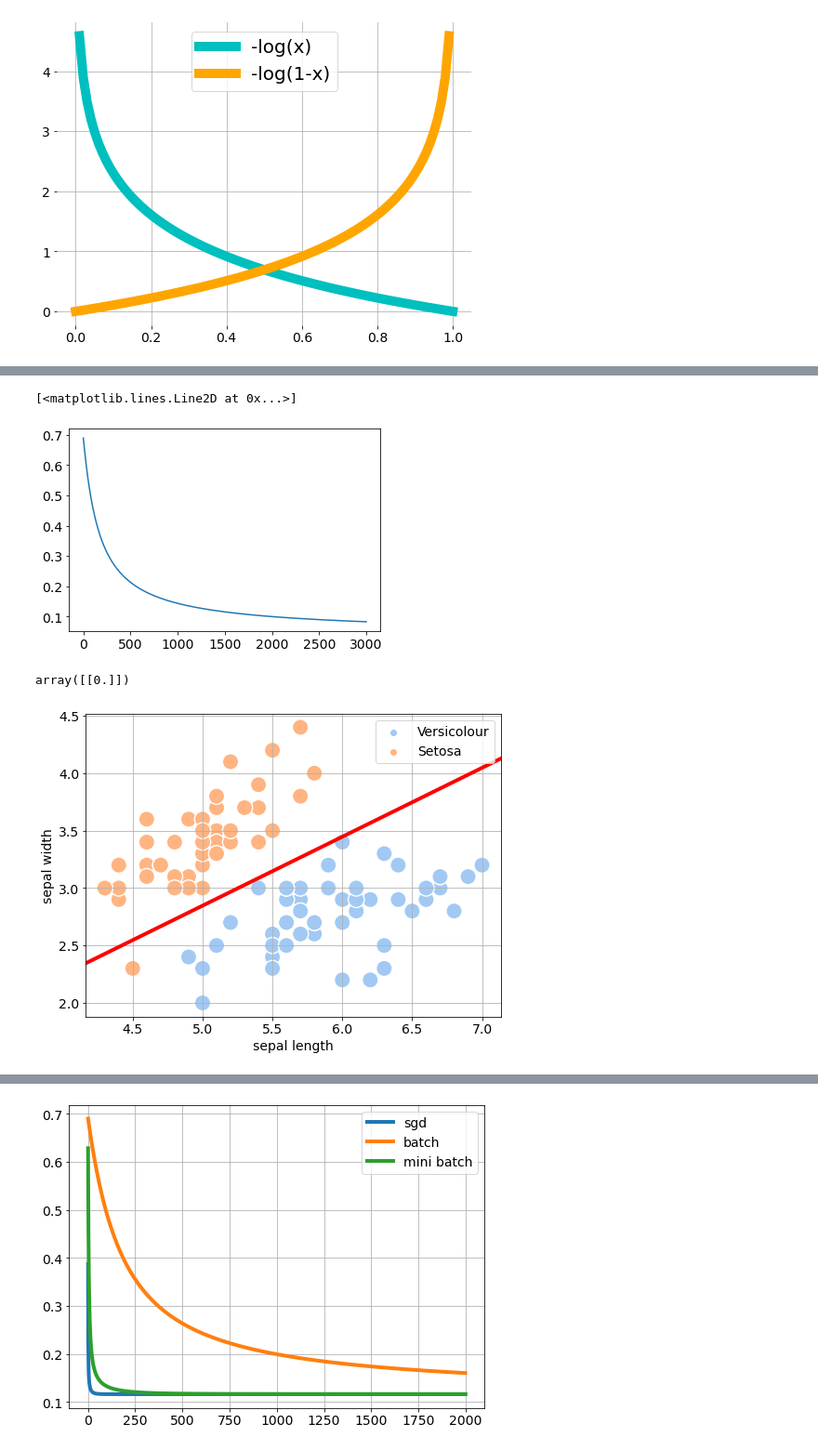
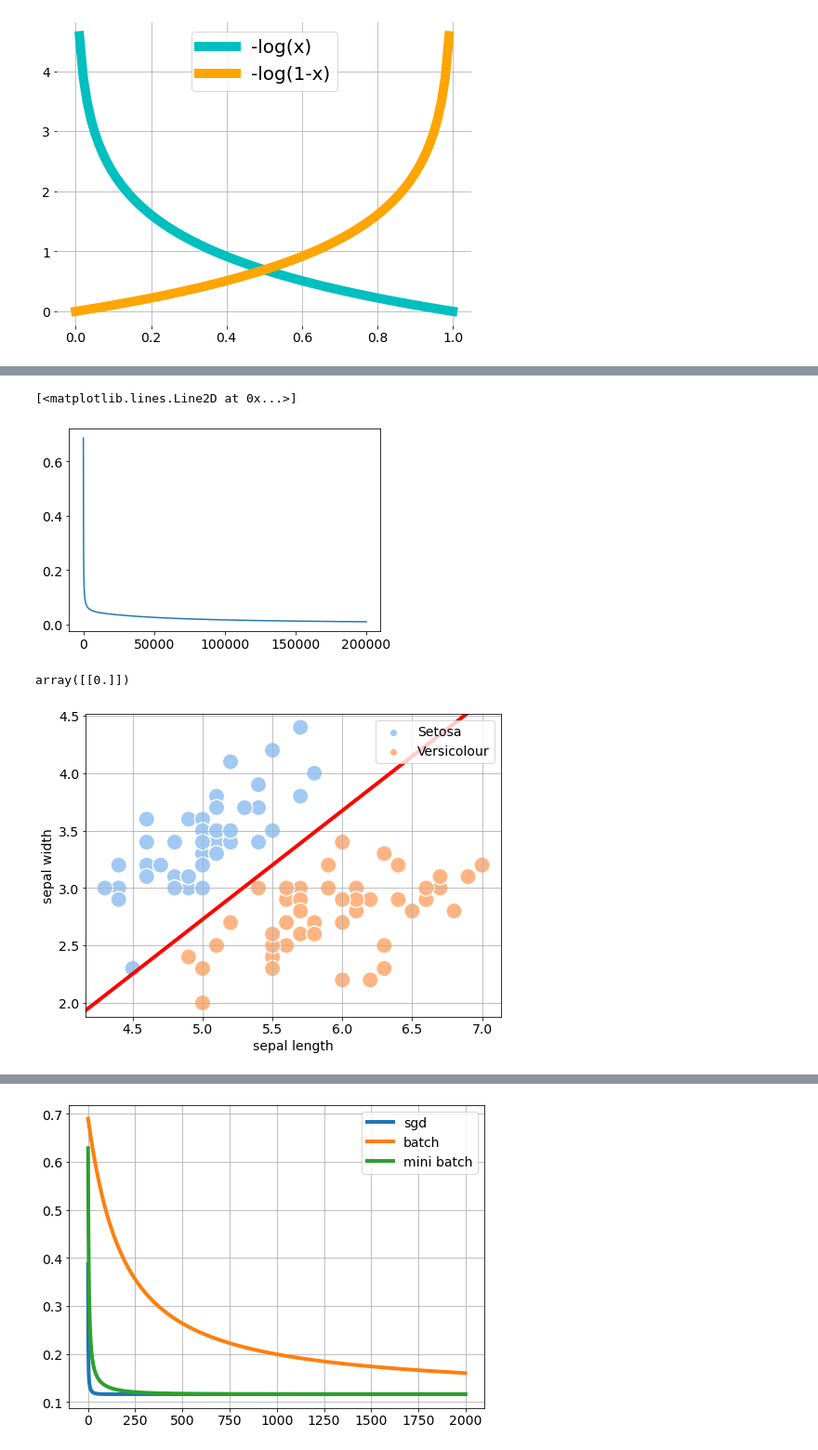
Before and after one commit to ha5ha6/judy_tutorial_basicRL, a Jupyter notebook: logistic_regression.ipynb, the cells around one changed output, grey strips where cells are left out. Shown: that part at 93% size. Cells and saved outputs as stored; diff of their text form; code cells hidden in the pictures.

```diff
--- a/logistic_regression.ipynb
+++ b/logistic_regression.ipynb
@@ -90,8 +90,8 @@ y=y[:,np.newaxis]
 theta=np.zeros((X.shape[1],1))
 theta_all=[]
 
-N=3000
-lr=0.05
+N=200000
+lr=0.1
 n=len(y) #number of data points
 losses=[]
 
@@ -106,30 +106,34 @@ for i in range(N):
 plt.plot(losses)
 # %% [output]
 [<matplotlib.lines.Line2D at 0x...>]
-[figure, old version]
+[figure, new version]
 # %%
 x_new=np.array([1,5.6,3.3]).reshape(1,3)
 predict(x_new,theta)
 # %% [output]
 array([[0.]])
 # %%
-slope=-(theta[1]/theta[2])
-intercept=-(theta[0]/theta[2])
+def draw_decisionboundary(theta):
+    slope=-(theta[1]/theta[2])
+    intercept=-(theta[0]/theta[2])
 
-plt.figure(figsize=(8,6))
-sns.scatterplot(Xy[:,0],Xy[:,1],hue=[d[y] for y in Xy[:,2]],s=300,palette='pastel')
-#sns.scatterplot(X[:,1],X[:,2],hue=[y[i][0] for i in range(len(y))],s=300,palette='pastel')
-ax=plt.gca()
-ax.autoscale(False)
-x_vals=np.array(ax.get_xlim())
-y_vals=intercept+slope*x_vals
-plt.plot(x_vals,y_vals,'r',linewidth=4)
-plt.xlabel('sepal length')
-plt.ylabel('sepal width')
-plt.grid()
-plt.legend(loc='upper right')
-plt.savefig('decisionboundary_logreg.png',dpi=350)
+    plt.figure(figsize=(8,6))
+    sns.scatterplot(Xy[:,0],Xy[:,1],hue=[d[y] for y in Xy[:,2]],s=300,palette='pastel')
+    #sns.scatterplot(X[:,1],X[:,2],hue=[y[i][0] for i in range(len(y))],s=300,palette='pastel')
+    ax=plt.gca()
+    ax.autoscale(False)
+    x_vals=np.array(ax.get_xlim())
+    y_vals=intercept+slope*x_vals
+    plt.plot(x_vals,y_vals,'r',linewidth=4)
+    plt.xlabel('sepal length')
+    plt.ylabel('sepal width')
+    plt.grid()
+    plt.legend(loc='upper right')
+    plt.savefig('decisionboundary_logreg.png',dpi=350)
+
+
+draw_decisionboundary(theta)
 # %% [output]
-[figure, old version]
+[figure, new version]
 # %%
 
```
Also changed, not shown: parts of 6 cells of this notebook, 1 other file.
